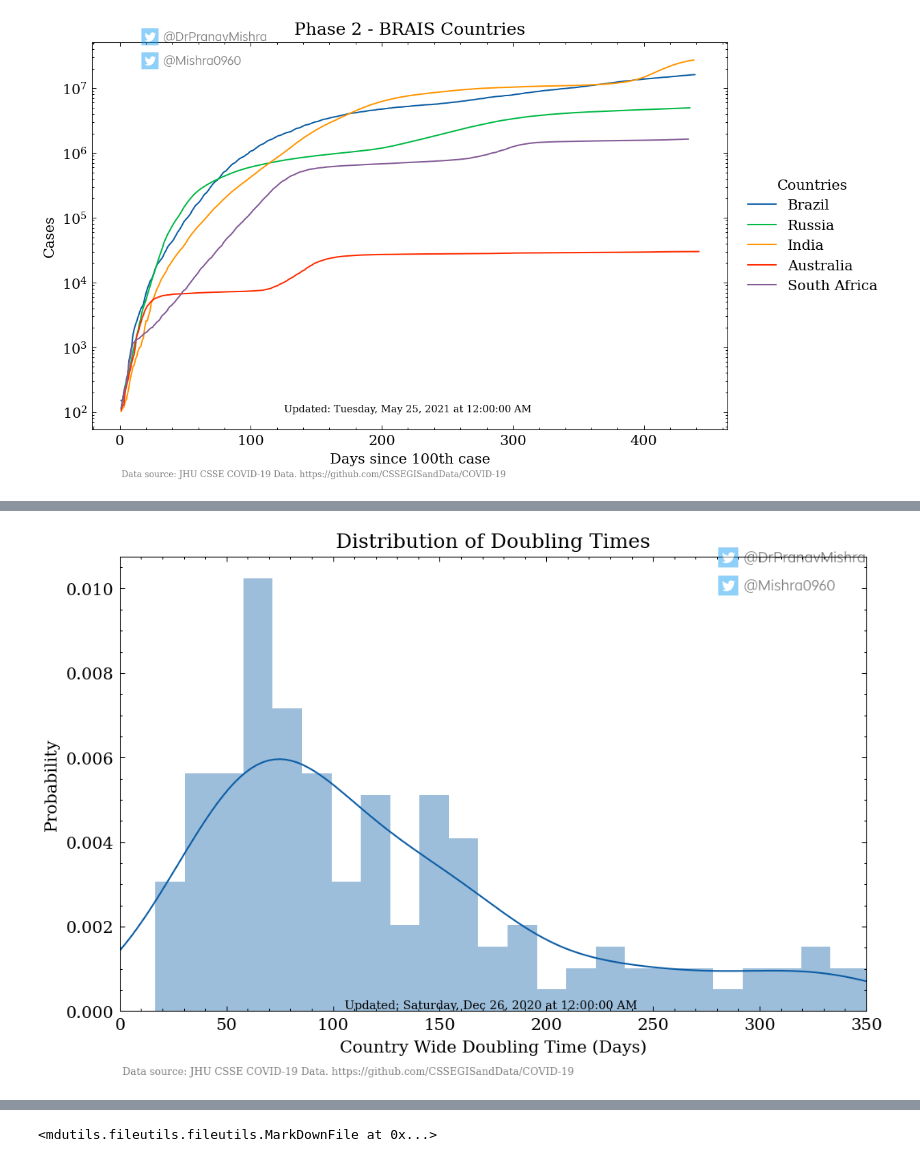
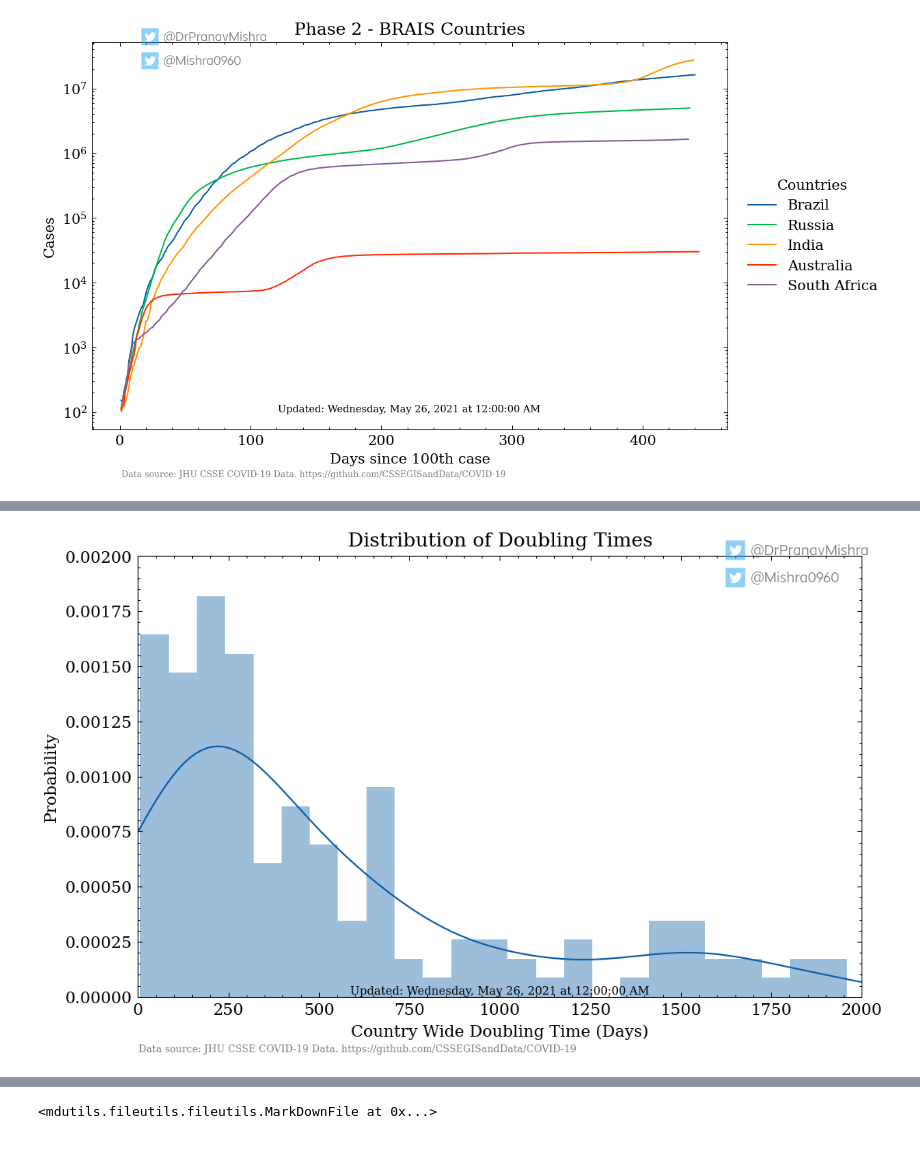
Before and after one commit to pranavmishra90/COVID-19, a Jupyter notebook: Notebooks/COVID-19 Prediction.ipynb, the cells around one changed output, grey strips where cells are left out. Cells and saved outputs as stored; diff of their text form; code cells hidden in the pictures.

```diff
--- a/Notebooks/COVID-19 Prediction.ipynb
+++ b/Notebooks/COVID-19 Prediction.ipynb
@@ -71,7 +62,7 @@ covid_data.rename(columns = {'Korea, South': 'South Korea'}, inplace = True)
 
 last_updated = covid_data.index[-1]
 # format = "%A, %b %d, %Y at %I:%M:%S %p"
-date_readable_format = "%A, %b %d, %Y at %I:%M:%S %p %Z"
+date_readable_format = "%A, %b %d, %Y at %I:%M:%S %p"
 date_machine_format = "%Y-%m-%d %I%M%S"
 last_updated_readable = last_updated.strftime(date_readable_format)
 last_updated_machine = last_updated.strftime(date_machine_format)
@@ -417,8 +408,8 @@ plt.text(1, 600000, jhu_source, zorder=1, alpha=twitter_alpha, fontsize=6)
 
 #Twitter Watermark
 [twitter_width, twitter_height] = fig4.get_size_inches()*fig4.dpi
-twitter_width = (twitter_width*.1).round(0)
-twitter_height = (twitter_height*.8).round(0)
+twitter_width = (twitter_width*.2).round(0)
+twitter_height = (twitter_height*.9).round(0)
 
 fig4.figimage(twitter, twitter_width, twitter_height, zorder=4, alpha=twitter_alpha)
 
@@ -434,39 +636,40 @@ fig4.savefig('../Figures/Doubling_time_when_crossing_1M_cases.jpg', bbox_inches=
 # %%
 # Doubling Time Histogram
-current_doubling_time_truncated = current_doubling_time.loc[current_doubling_time['Days'] < 365]
+current_doubling_time_truncated = current_doubling_time.loc[current_doubling_time['Days'] < 2000]
 
 #Initialize figure
 fig5, ax1 = plt.subplots(figsize=(fig_width, fig_height), dpi = fig_dpi)
-x_max = 350
+x_max = 2000
 plt.xlim(0, x_max)
+plt.ylim(0, .002)
 fig5 = sns.distplot(current_doubling_time_truncated['Days'], bins=25)
 
 plt.title('Distribution of Doubling Times')
 ax1.set_xlabel("Country Wide Doubling Time (Days)")
 ax1.set_ylabel("Probability")
 
 fig5 = fig5.get_figure()
 
 #JHU Source
-plt.text(1, -.0015, jhu_source, zorder=1, alpha=twitter_alpha, fontsize=6)
+plt.text(1, -.00025, jhu_source, zorder=1, alpha=twitter_alpha, fontsize=6)
 
 #Twitter Watermark
 [twitter_width, twitter_height] = fig5.get_size_inches()*fig5.dpi
-twitter_width = (twitter_width*.7).round(0)
+twitter_width = (twitter_width*.73).round(0)
 twitter_height = (twitter_height*.8).round(0)
 
 fig5.figimage(twitter, twitter_width, twitter_height, zorder=4, alpha=twitter_alpha)
 
 
 #Last Updated
-plt.text(x_max/2, 0, "Updated: " + last_updated_readable, horizontalalignment='center', verticalalignment='bottom', fontsize=7)
+plt.text(x_max/2, 0.00001, "Updated: " + last_updated_readable, horizontalalignment='center', fontsize=7)
 
 #Save Figure
 
 fig5.savefig('../Figures/Doubling_time_histogram_(latest).jpg', bbox_inches="tight", pad_inches=0.3, transparent=False)
 fig5.savefig('../Figures/Archive/' + last_updated_machine +' Doubling_time_histogram.jpg', bbox_inches="tight", pad_inches=0.3, transparent=False)
 # %% [output]
-[figure, old version]
+[figure, new version]
 # %%
 # Countries with the worst doubling time
 
```
Also changed, not shown: parts of 9 cells of this notebook, 10 other files.
